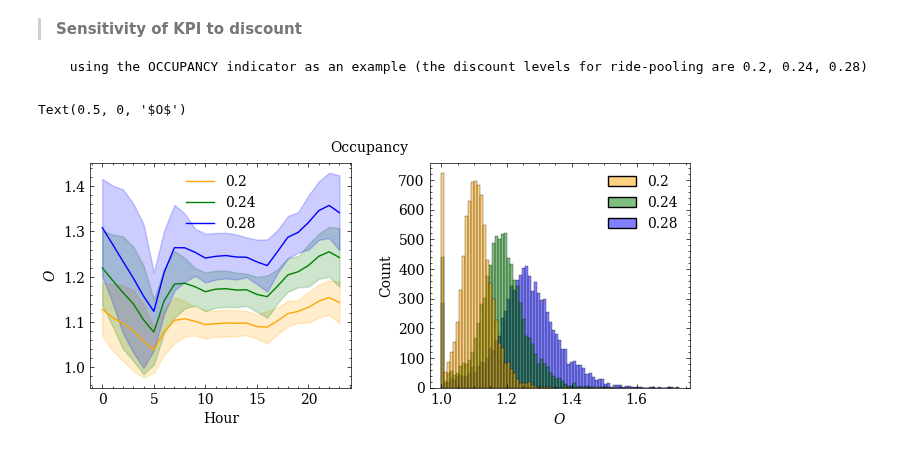
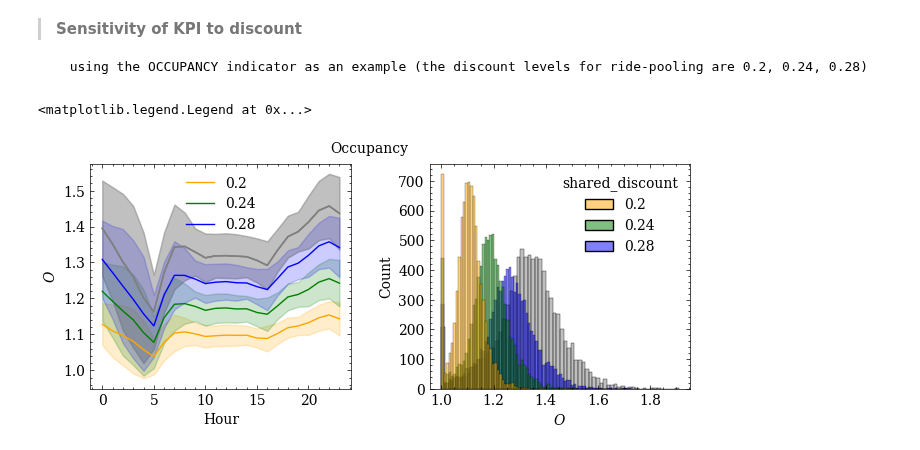
Before and after one commit to OlhaShulikaUJ/ExMAS-plotting, a Jupyter notebook: NYC KPI DA.ipynb, the cells around one changed output. Drawn from its saved outputs; the diff is of its cells as text; code cells hidden in the pictures.

```diff
--- a/NYC KPI DA.ipynb
+++ b/NYC KPI DA.ipynb
@@ -171,7 +171,8 @@ ax5 = plt.subplot2grid((1,5), (0,4)) # Passenger hours increase with standard de
 ax=ax1
 for d in df.shared_discount.unique():
     to_plot = df
-    sns.lineplot(data = to_plot, x = df.Start_time.dt.hour, y = 'del_VehHourTrav', ax = ax, color='green', errorbar ='sd')
+    sns.lineplot(data = to_plot, x = df.Start_time.dt.hour, y = 'del_VehHourTrav',
+                 ax = ax, color='green', errorbar ='sd')
 ax1.set_xlabel('Hour', fontsize=12)
 ax1.set_ylabel("$\Delta T_v$", fontsize=12)
 ax1.set_title("Vehicle hours reduction", fontsize=14, fontweight='normal')
@@ -179,7 +180,8 @@ ax1.set_title("Vehicle hours reduction", fontsize=14, fontweight='normal')
 ax=ax2
 for d in df.shared_discount.unique():
     to_plot = df
-    sns.lineplot(data = to_plot, x = df.Start_time.dt.hour, y = 'del_PassUtility', ax = ax, color='blue', errorbar ='sd')
+    sns.lineplot(data = to_plot, x = df.Start_time.dt.hour, y = 'del_PassUtility',
+                 ax = ax, color='blue', errorbar ='sd')
 ax2.set_xlabel('Hour', fontsize=12)
 ax2.set_ylabel("$\Delta U_p$", fontsize=12)
 ax2.set_title("Travellers utility gains", fontsize=14, fontweight='normal')
@@ -187,7 +189,8 @@ ax2.set_title("Travellers utility gains", fontsize=14, fontweight='normal')
 ax=ax3
 for d in df.shared_discount.unique():
     to_plot = df
-    sns.lineplot(data = to_plot, x = df.Start_time.dt.hour, y = 'shared_ratio', ax = ax, color='red', errorbar ='sd')
+    sns.lineplot(data = to_plot, x = df.Start_time.dt.hour, y = 'shared_ratio',
+                 ax = ax, color='red', errorbar ='sd')
 ax3.set_xlabel('Hour', fontsize=12)
 ax3.set_ylabel("$S$", fontsize=12)
 ax3.set_title("Share of pooling", fontsize=14, fontweight='normal')
@@ -195,7 +198,8 @@ ax3.set_title("Share of pooling", fontsize=14, fontweight='normal')
 ax=ax4
 for d in df.shared_discount.unique():
     to_plot = df
-    sns.lineplot(data = to_plot, x = df.Start_time.dt.hour, y = 'Occupancy', ax = ax, color='black', errorbar ='sd')
+    sns.lineplot(data = to_plot, x = df.Start_time.dt.hour, y = 'Occupancy',
+                 ax = ax, color='black', errorbar ='sd')
 ax4.set_xlabel('Hour', fontsize=12)
 ax4.set_ylabel("$O$", fontsize=12)
 ax4.set_title("Occupancy", fontsize=14, fontweight='normal')
@@ -203,7 +207,8 @@ ax4.set_title("Occupancy", fontsize=14, fontweight='normal')
 ax=ax5
 for d in df.shared_discount.unique():
     to_plot = df
-    sns.lineplot(data = to_plot, x = df.Start_time.dt.hour, y = 'del_PassHourTrav', ax = ax, color='orange', errorbar ='sd')
+    sns.lineplot(data = to_plot, x = df.Start_time.dt.hour, y = 'del_PassHourTrav',
+                 ax = ax, color='orange', errorbar ='sd')
 ax5.set_xlabel('Hour', fontsize=12)
 ax5.set_ylabel("$\Delta T_p$", fontsize=12)
 ax5.set_title("Passenger hours increase", fontsize=14, fontweight='normal')
@@ -316,40 +321,48 @@ df1['del_VehHourTrav']=(df1['VehHourTrav_ns']-df1['VehHourTrav'])/df1['VehHourTr
 df1['del_PassUtility']=abs((df1['PassUtility_ns']-df1['PassUtility'])/df1['PassUtility']) #KPI2:travellers utility gains
 df1['Occupancy']=df1['PassHourTrav']/df1['VehHourTrav'] #KPI4:occupancy
 df1['del_PassHourTrav']=abs((df1['PassHourTrav_ns']-df1['PassHourTrav'])/df1['PassHourTrav']) #KPI5:passenger hours increase
+# %%
+df1['hour'] = df1.Start_time.dt.hour
+df['hour'] = df.Start_time.dt.hour
 # %%
 from cycler import cycler
 # %%
 fig = plt.figure(figsize=(6, 3))
 ax1 = plt.subplot2grid((1,2), (0,0)) # Occupancy with standard deviation. Working day
 ax2 = plt.subplot2grid((1,2), (0,1))
 
 plt.suptitle('Occupancy', x=0.5, y=0.95, ha='left', va='center', fontsize=10)
 plt.subplots_adjust(left=0.1,
                     bottom=0.15,
                     right=1.1,
                     top=0.9,
                     wspace=0.3,
                     hspace=0.45)
 
 plt.rc('axes', prop_cycle=(cycler('color', ['orange', 'green', 'blue'])))
 ax=ax1
-df1['hour'] = df1.Start_time.dt.hour
 for d in df1.shared_discount.unique():
     to_plot = df1[(df1.Start_time.dt.dayofweek.isin([0,1,2,3,4,5,6])) & (df1.shared_discount == d)]
-    sns.lineplot(data = to_plot, x = 'hour', y = 'Occupancy', ax = ax, label = d, errorbar ='sd', linewidth=1.0)
+    sns.lineplot(data = to_plot, x = 'hour', y = 'Occupancy', label = d,
+                 ax = ax, errorbar ='sd', linewidth=1.0)
+    to_plot = df[df.Start_time.dt.dayofweek.isin([0,1,2,3,4,5,6])& (df.shared_discount == 0.32)]
+    sns.lineplot(data = to_plot, x = 'hour', y = 'Occupancy', color='grey',
+                 ax = ax, errorbar ='sd', linewidth=1.0)
 ax1.set_xlabel('Hour', fontsize=10)
 ax1.set_ylabel("$O$")
 
 ax=ax2
 for d in df.shared_discount.unique():
+    to_plot = df[(df.Start_time.dt.dayofweek.isin([0,1,2,3,4,5,6]))]
+    sns.histplot(data = to_plot, x = 'Occupancy', hue = 'shared_discount', palette=['grey'], ax = ax)
     to_plot = df1[(df1.Start_time.dt.dayofweek.isin([0,1,2,3,4,5,6]))]
     sns.histplot(data = to_plot, x = 'Occupancy', hue = 'shared_discount', palette=['orange', 'green', 'blue'], ax = ax)
-    to_plot.Start_time.dt.dayofweek.unique()
-legend = ax2.get_legend()
-handles = legend.legendHandles
-legend.remove()
-ax2.legend(handles, ['0.2', '0.24', '0.28'], title=False)
+
+# legend = ax2.get_legend()
+# handles = legend.legendHandles
+# legend.remove()
+# ax2.legend(handles, ['0.2', '0.24', '0.28', '0.32'], title=False)
 ax2.set_xlabel("$O$", fontsize=10)
 # %% [output]
-Text(0.5, 0, '$O$')
+<matplotlib.legend.Legend at 0x...>
-[figure, old version]
+[figure, new version]
```
Also changed, not shown: parts of 1 cell of this notebook.
